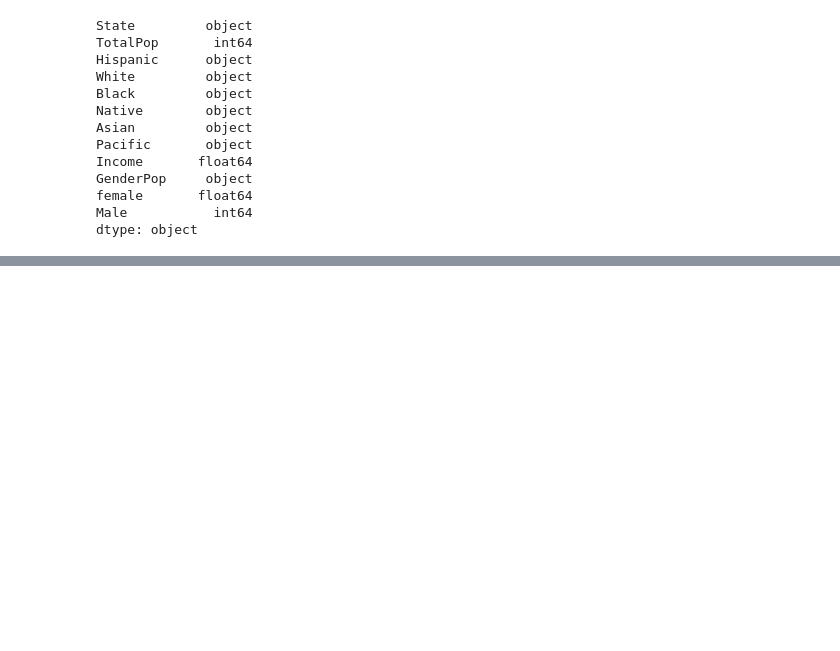
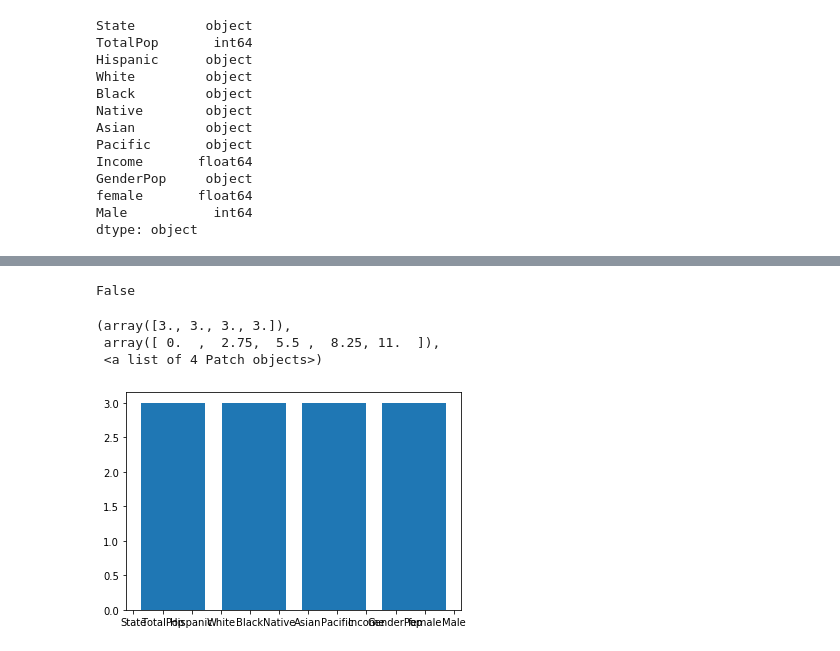
Before and after one commit to sadaqatali1234/practice, a Jupyter notebook: NumpyAssignments/pandas practice/assigment/Untitled1.ipynb, the cells around one changed output, grey strips where cells are left out. Drawn from its saved outputs; the diff is of its cells as text; code cells hidden in the pictures; blank space fills up the shorter version.

```diff
--- a/NumpyAssignments/pandas practice/assigment/Untitled1.ipynb
+++ b/NumpyAssignments/pandas practice/assigment/Untitled1.ipynb
@@ -121,0 +136,4 @@ us_census['Female']=us_census['Female'].fillna(value= valores)
+# %%
+# drop these Duplicated row
+us_census.drop_duplicates(inplace=True)
+us_census.duplicated()
@@ -124 +181,4 @@ us_census.dtypes
+# %%
+us_census = us_census.replace('%*','',regex=True)
+us_census[["Hispanic","White","Black","Native","Asian","Pacific"]] =us_census[["Hispanic","White","Black","Native","Asian","Pacific"]].apply(pd.to_numeric)
 # %%
@@ -134,0 +200,3 @@ plt.show()
+# %%
+us_census = us_census.fillna(method="ffill")
+us_census.isnull().any()
@@ -134,0 +217,11 @@ plt.show()
+# %%
+us_census.duplicated().any()
+# %% [output]
+False
+# %%
+plt.hist(us_census.columns,bins= 4, rwidth=.80)
+# %% [output]
+(array([3., 3., 3., 3.]),
+ array([ 0.  ,  2.75,  5.5 ,  8.25, 11.  ]),
+ <a list of 4 Patch objects>)
+[figure, added]
```
Also changed, not shown: parts of 13 cells of this notebook, 3 other files.
